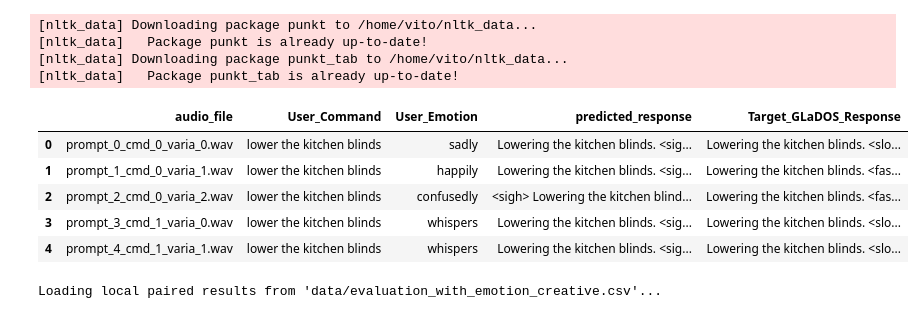
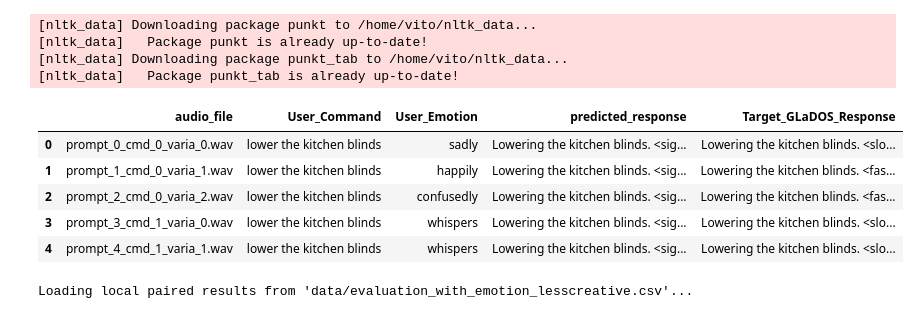
Before and after one commit to Vitolus/Thesis-MSc, a Jupyter notebook: qlora_evaluation.ipynb, the cells around one changed output. Cells and saved outputs as stored; diff of their text form; code cells hidden in the pictures.

Commit message:
update qlora_evaluation.ipynb with new evaluation run data, adjust model IDs, and refine logging paths; improve evaluation metrics and checkpoint file naming

```diff
--- a/qlora_evaluation.ipynb
+++ b/qlora_evaluation.ipynb
@@ -272,7 +272,7 @@ for i in tqdm(range(0, len(test_df), BATCH_SIZE), desc="Evaluating Test Set (Bat
             **inputs,
             max_new_tokens=256,
             do_sample=True,
-            temperature=0.6,
+            temperature=0.25,
             top_p=0.95,
             repetition_penalty=1.05
         )
@@ -313,7 +313,7 @@ for i in tqdm(range(0, len(test_df), BATCH_SIZE), desc="Evaluating Test Set (Bat
     # Save a local CSV backup every 50 batches
     if i > 0 and (i // BATCH_SIZE) % 50 == 0:
         checkpoint_df = pd.DataFrame(results)
-        checkpoint_df.to_csv("data/evaluation_creative.csv", index=False)
+        checkpoint_df.to_csv("data/evaluation_lesscreative.csv", index=False)
         print(f"\n[Checkpoint] Saved backup of {len(results)} rows to disk.")
         # Live-update the W&B Table
         checkpoint_df["true_payload"] = checkpoint_df["true_payload"].astype(str)
@@ -444,9 +444,9 @@ ALLOWED_TAGS = ["<slow_deadpan>", "<fast>", "<pause>", "<sigh>"]
 [nltk_data] Downloading package punkt_tab to /home/vito/nltk_data...
 [nltk_data]   Package punkt_tab is already up-to-date!
 # %%
-fewshot_path = "data/evaluation_creative.csv"
+fewshot_path = "data/evaluation_lesscreative.csv"
 ground_truth_final_path = "data/multimodal_ground_truth_test_final.csv"
-output_aligned_path = "data/evaluation_with_emotion_creative.csv"
+output_aligned_path = "data/evaluation_with_emotion_lesscreative.csv"
 # Verify required files exist before initiating merge
 if not os.path.exists(fewshot_path):
     print(f"Warning: Few-shot predictions file '{fewshot_path}' not found.")
@@ -465,38 +465,38 @@ else:
     df_fewshot['prompt_id'] = df_fewshot['audio_file'].apply(extract_prompt_id)
     # Drop rows where prompt_id couldn't be extracted
     initial_len = len(df_fewshot)
     df_fewshot = df_fewshot.dropna(subset=['prompt_id'])
     df_fewshot['prompt_id'] = df_fewshot['prompt_id'].astype(int)
     if len(df_fewshot) != initial_len:
         print(f"Dropped {initial_len - len(df_fewshot)} rows where 'prompt_id' could not be parsed.")
     # Ensure prompt_id is also an integer in the ground truth
     df_gt['prompt_id'] = df_gt['prompt_id'].astype(int)
     # Merge predictions with the ground-truth final file using the unique prompt_id
     # We do a left merge to preserve all generated predictions
     df_final_aligned = pd.merge(
         df_fewshot,
         df_gt[['prompt_id', 'User_Command', 'User_Emotion', 'Target_GLaDOS_Response', 'Judge_Score']],
         on='prompt_id',
         how='left'
     ).rename(columns={'Judge_Score': 'Target_Judge_Score'})
     # Keep only fully aligned evaluation pairs (where ground truths exist)
     df_final_aligned = df_final_aligned.dropna(
         subset=['User_Emotion', 'predicted_response', 'Target_GLaDOS_Response']
     )
     # Save the output containing all critical columns: prompt_id, audio_file, predicted_response,
     # User_Command, User_Emotion, Target_GLaDOS_Response, and Target_Judge_Score
     df_final_aligned.to_csv(output_aligned_path, index=False)
     # Preview aligned columns
     display(df_final_aligned[['audio_file', 'User_Command', 'User_Emotion', 'predicted_response', 'Target_GLaDOS_Response']].head())
 # %% [output]
 |  | audio_file | User_Command | User_Emotion | predicted_response | Target_GLaDOS_Response |
 | 0 | prompt_0_cmd_0_varia_0.wav | lower the kitchen blinds | sadly | Lowering the kitchen blinds. <sig... | Lowering the kitchen blinds. <slo... |
 | 1 | prompt_1_cmd_0_varia_1.wav | lower the kitchen blinds | happily | Lowering the kitchen blinds. <sig... | Lowering the kitchen blinds. <fas... |
-| 2 | prompt_2_cmd_0_varia_2.wav | lower the kitchen blinds | confusedly | <sigh> Lowering the kitchen blind... | Lowering the kitchen blinds. <fas... |
+| 2 | prompt_2_cmd_0_varia_2.wav | lower the kitchen blinds | confusedly | Lowering the kitchen blinds. <sig... | Lowering the kitchen blinds. <fas... |
 | 3 | prompt_3_cmd_1_varia_0.wav | lower the kitchen blinds | whispers | Lowering the kitchen blinds. <sig... | Lowering the kitchen blinds. <slo... |
 | 4 | prompt_4_cmd_1_varia_1.wav | lower the kitchen blinds | whispers | Lowering the kitchen blinds. <sig... | Lowering the kitchen blinds. <slo... |
 # %%
-csv_path = "data/evaluation_with_emotion_creative.csv"
+csv_path = "data/evaluation_with_emotion_lesscreative.csv"
 if os.path.exists(csv_path):
     print(f"Loading local paired results from '{csv_path}'...")
     df_eval = pd.read_csv(csv_path)
@@ -511,7 +511,7 @@ if os.path.exists(csv_path):
     else:
         target_judge_scores = [8.0] * len(predictions)
 # %% [output]
-Loading local paired results from 'data/evaluation_with_emotion_creative.csv'...
+Loading local paired results from 'data/evaluation_with_emotion_lesscreative.csv'...
 # %%
 # Programmatic Prosodic Response Score (p-PRS)
 
```
Also changed, not shown: parts of 3 cells of this notebook.
